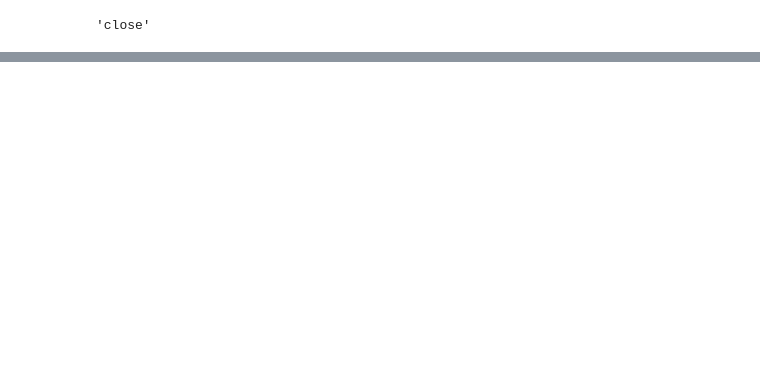
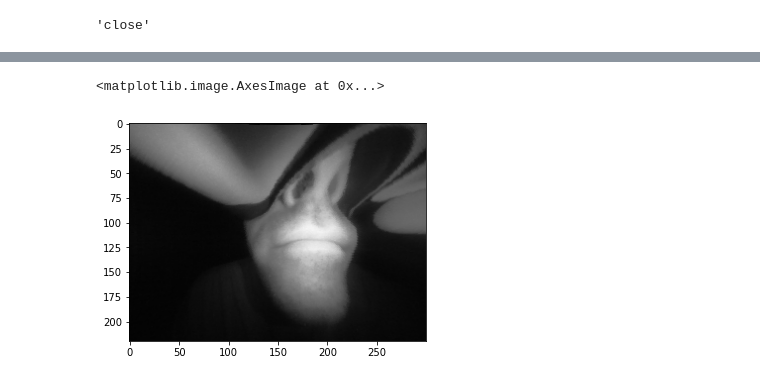
Before and after one commit to velaboratory/FacialExpressionGenerator, a Jupyter notebook: Models/Vannila.ipynb, the cells around one changed output, grey strips where cells are left out. Saved outputs shown, nothing was run; the diff lists cells and outputs as text; code cells hidden in the pictures; blank space fills up the shorter version.

```diff
--- a/Models/Vannila.ipynb
+++ b/Models/Vannila.ipynb
@@ -478,3 +689,3 @@ l2shock.png
 # %%
-test = cv2.imread("r3close.png")
+test = cv2.imread("../../r3close.png")
 # %%
@@ -483,0 +695,2 @@ left = test [:,0:320]
+# %%
+teston = test[60:280,20:320]
@@ -483,0 +738,5 @@ left = test [:,0:320]
+# %%
+plt.imshow(teston,cmap="gray")
+# %% [output]
+<matplotlib.image.AxesImage at 0x...>
+[figure, added]
```
Also changed, not shown: parts of 66 cells of this notebook, 4 other files.
